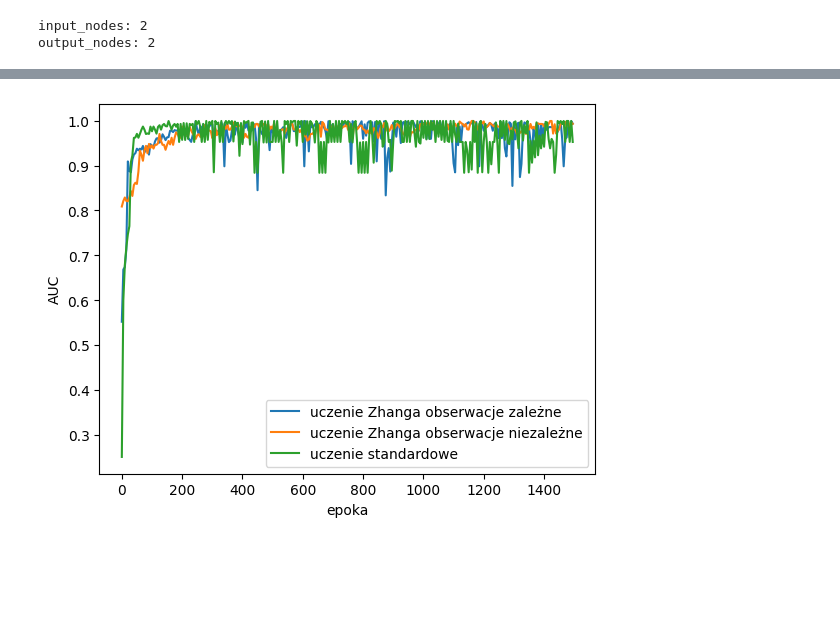
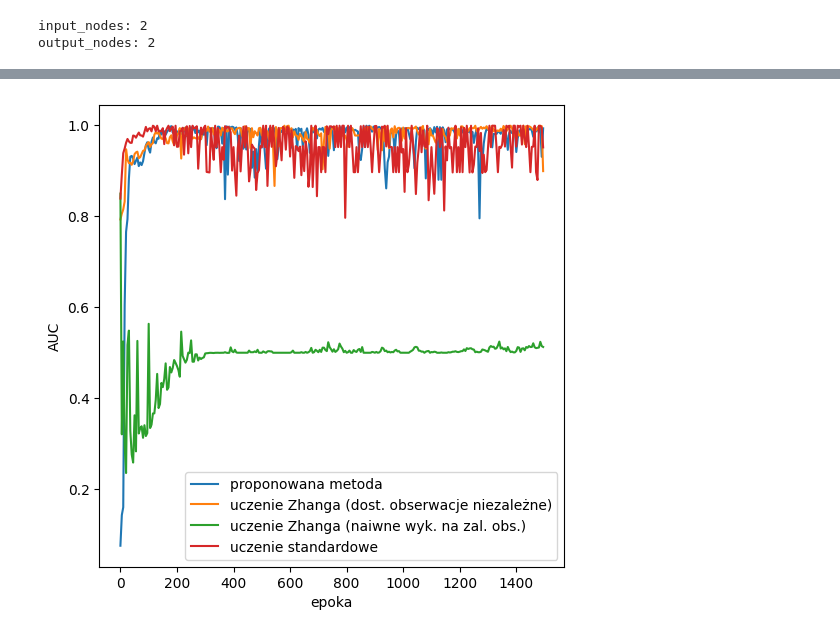
Before and after one commit to JakubDmochowski/Masters-Thesis-Aggregate-Observations, a Jupyter notebook: distribution_dependence.ipynb, the cells around one changed output, grey strips where cells are left out. Drawn from its saved outputs; the diff is of its cells as text; code cells hidden in the pictures; blank space fills up the shorter version.

```diff
--- a/distribution_dependence.ipynb
+++ b/distribution_dependence.ipynb
@@ -476,9 +474,9 @@ class Path:
 
 
 class DataGenerator:
-    def __init__(self, data_graph: nx.Graph, no_attributes: int, ctr_normalize: Callable, eps: np.float64 = np.finfo(np.float64).eps):
+    def __init__(self, data_graph: nx.Graph, ctr_normalize: Callable, eps: np.float64 = np.finfo(np.float64).eps):
         self.data_graph = data_graph
-        self.no_attributes = no_attributes
+        self.no_attributes = data_graph.no_attributes
         self.eps = eps
         self.ctr_normalize = ctr_normalize
 
@@ -591,5 +589,5 @@ from tqdm import tqdm
 
 data_graph = TestDataGraph()
 data_graph.prep(data_singles=aggregates_single.to_numpy(), data_pairs=aggregates_pairs.to_numpy())
-DG = DataGenerator(data_graph=data_graph, ctr_normalize=CTRNormalize.no_action, no_attributes=len(allfeatures))
+DG = DataGenerator(data_graph=data_graph, ctr_normalize=CTRNormalize.no_action)
 # %% [output]
@@ -768 +764,13 @@ plot_kde(data_x=_gen_data_x, data_y=_gen_data_y.reshape(-1))
+# %%
+#prepare test data for all compared cases
+from data.dataset import Dataset
+
+test_data_x, test_data_y = generate_new_data(int(num_entries / 5))
+test_data_x = torch.tensor(test_data_x, dtype=torch.float32)
+test_data_y = torch.tensor(test_data_y)
+# we use generation of independent observations as a way to split test data into N observations
+# because split between test and validation set is a proportion of observations
+test_obs_y, test_meta = generate_independent_observations(test_data_y, NUM_OBSERVATIONS/5)
+data_test = Dataset(data_x=test_data_x, data_y=test_data_y,
+                    obs_y=test_obs_y, observations=test_meta)
 # %%
@@ -941,10 +911,6 @@ output_nodes: 2
 # %%
 # Standard model
 from models.XBNet.standard_model import StandardModel
-
-
-TEST_SPLIT = 0.1
-VALIDATION_SPLIT = 0.2
 
 standard_model = StandardModel(
     classification=False, layers_raw=layers_raw)
@@ -960,12 +926,12 @@ for iterIndex in trange(NUM_ITERS):
                                            loss=LOSS,
                                            batch_size=BATCH_SIZE)
     loss_history_std.append(
-        {'standard': standard_loss})
+        {'metoda standardowa': standard_loss})
 
     if not iterIndex % VALIDATE_EVERY_K_ITERATIONS:
         with torch.no_grad():
             data_x_v_std, standard_predictions = standard_model.test(
-                dataset=data_validate)
+                dataset=data_test)
             standard_prediction_history.append({"x": data_x_v_std, "z":standard_predictions})
 
 with torch.no_grad():
@@ -1030,43 +1039,47 @@ plot(data_x=np.array(data_x_t_std), data_y=np.array(standard_predictions)[:, 1].
 from sklearn import metrics
 prediction_data = [
     {
-        "label": 'uczenie Zhanga obserwacje zależne',
+        "label": 'proponowana metoda',
         "prediction_history": aggregate_prediction_history,
     },
     {
-        "label": 'uczenie Zhanga obserwacje niezależne',
+        "label": 'uczenie Zhanga (dost. obserwacje niezależne)',
         "prediction_history": aggregate_prediction_history_ind_avail,
+    },
+    {
+        "label": 'uczenie Zhanga (naiwne wyk. na zal. obs.)',
+        "prediction_history": aggregate_prediction_history_ind_navail,
     },
     {
         "label": 'uczenie standardowe',
         "prediction_history": standard_prediction_history,
     },
 ]
 def plot_auc(models, every):
-    fig, ax = plt.subplots()
+    fig, ax = plt.subplots(figsize=(6, 6))
     for model in models:
         auc_history = []
         for index, iteration in enumerate(model["prediction_history"]):
             predictions = np.argmax(iteration["z"], axis=1)
             targets = np.array(list(map(lambda x: val_func(x), iteration["x"])))
             auc_history.append([index * every, metrics.roc_auc_score(
                 targets.reshape(-1), predictions.reshape(-1))])
         auc_history = np.array(auc_history)
         ax.plot(auc_history[:, 0], auc_history[:, 1], label=model["label"])
     ax.set_xlabel('epoka')
     ax.set_ylabel('AUC')
     ax.legend()
     fig.show()
 
 
 plot_auc(prediction_data, every=VALIDATE_EVERY_K_ITERATIONS)
 # test_prediction_data = [
 #     {
 #         "label": 'uczenie Zhanga',
 #         "prediction_history": [aggregate_predictions],
 #     },
 # ]
 # test_targets = observation_subset_for(data=data_y_, dataset=data_test)
 # plot_confusion_matrix(test_prediction_data, test_targets)
 # %% [output]
-[figure, old version]
+[figure, new version]
```
Also changed, not shown: parts of 26 cells of this notebook, 21 other files.
